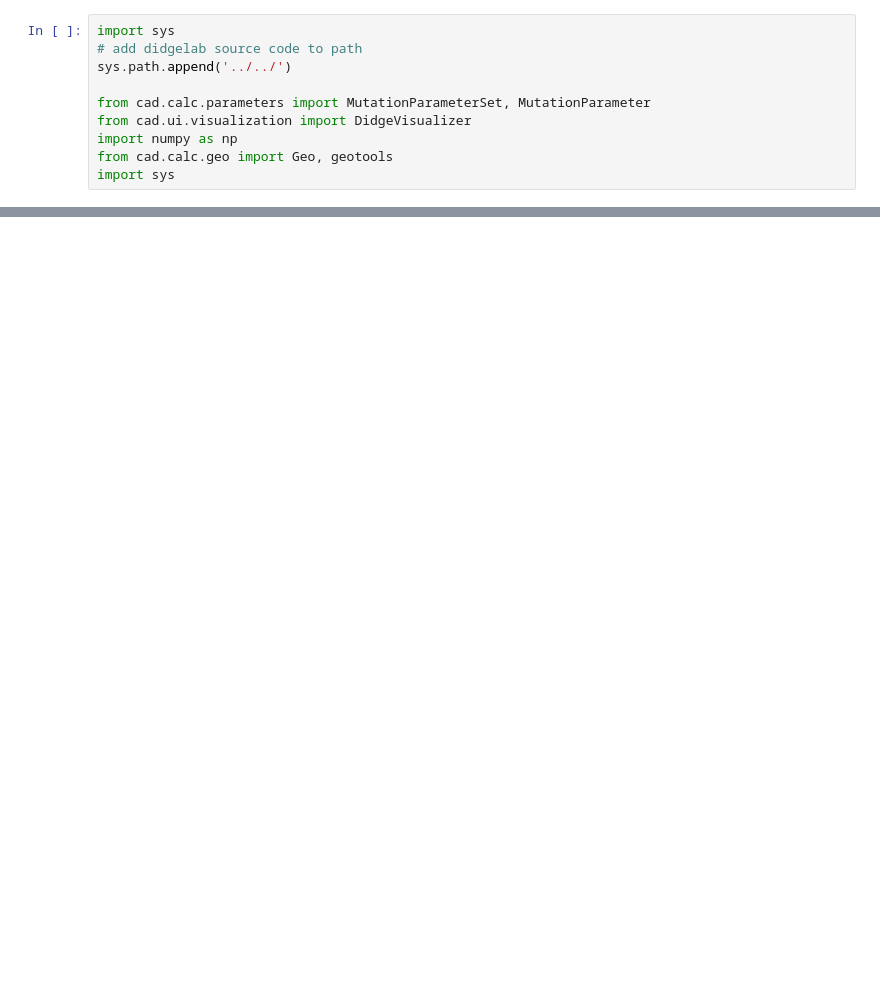
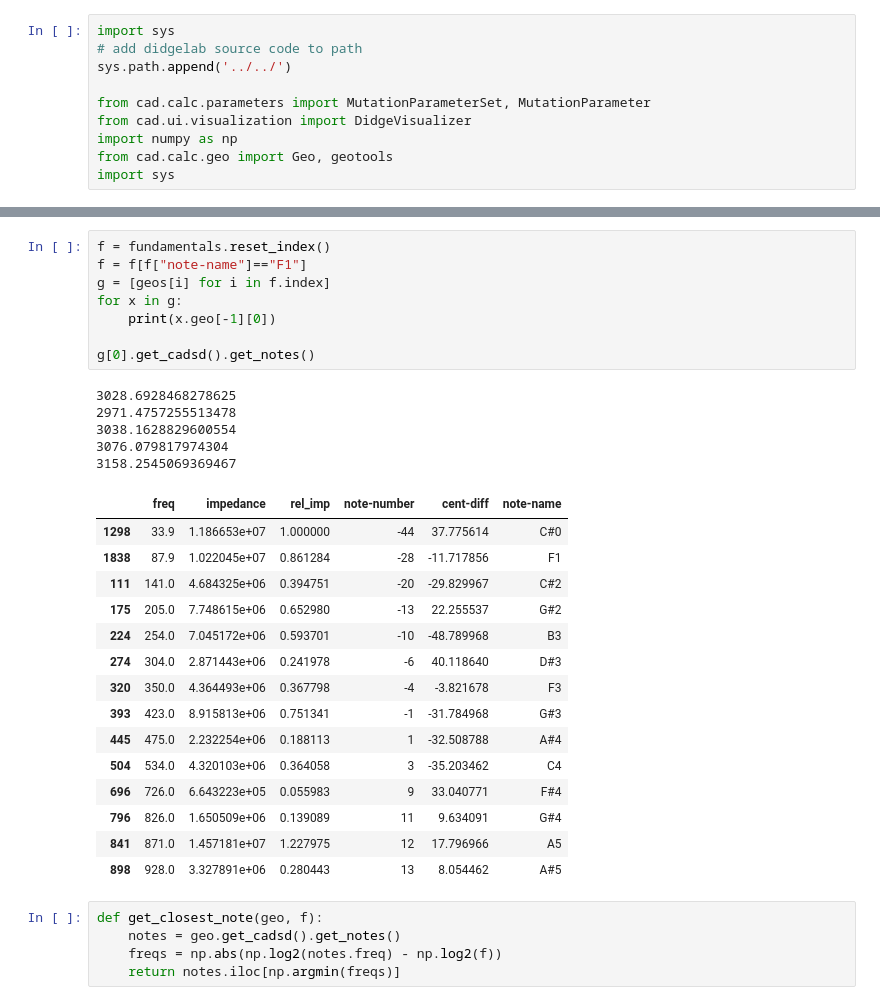
Before and after one commit to jnehring/didge-lab, a Jupyter notebook: src/experiments/make_shapes/EriceiraShape.ipynb, the cells around one changed output, grey strips where cells are left out. Cells and saved outputs as stored; diff of their text form; blank space fills up the shorter version.

```diff
--- a/src/experiments/make_shapes/EriceiraShape.ipynb
+++ b/src/experiments/make_shapes/EriceiraShape.ipynb
@@ -111,0 +160,34 @@ for i in range(n_mutants):
+# %%
+f = fundamentals.reset_index()
+f = f[f["note-name"]=="F1"]
+g = [geos[i] for i in f.index]
+for x in g:
+    print(x.geo[-1][0])
+
+g[0].get_cadsd().get_notes()
+# %% [output]
+3028.6928468278625
+2971.4757255513478
+3038.1628829600554
+3076.079817974304
+3158.2545069369467
+|  | freq | impedance | rel_imp | note-number | cent-diff | note-name |
+| 1298 | 33.9 | 1.186653e+07 | 1.000000 | -44 | 37.775614 | C#0 |
+| 1838 | 87.9 | 1.022045e+07 | 0.861284 | -28 | -11.717856 | F1 |
+| 111 | 141.0 | 4.684325e+06 | 0.394751 | -20 | -29.829967 | C#2 |
+| 175 | 205.0 | 7.748615e+06 | 0.652980 | -13 | 22.255537 | G#2 |
+| 224 | 254.0 | 7.045172e+06 | 0.593701 | -10 | -48.789968 | B3 |
+| 274 | 304.0 | 2.871443e+06 | 0.241978 | -6 | 40.118640 | D#3 |
+| 320 | 350.0 | 4.364493e+06 | 0.367798 | -4 | -3.821678 | F3 |
+| 393 | 423.0 | 8.915813e+06 | 0.751341 | -1 | -31.784968 | G#3 |
+| 445 | 475.0 | 2.232254e+06 | 0.188113 | 1 | -32.508788 | A#4 |
+| 504 | 534.0 | 4.320103e+06 | 0.364058 | 3 | -35.203462 | C4 |
+| 696 | 726.0 | 6.643223e+05 | 0.055983 | 9 | 33.040771 | F#4 |
+| 796 | 826.0 | 1.650509e+06 | 0.139089 | 11 | 9.634091 | G#4 |
+| 841 | 871.0 | 1.457181e+07 | 1.227975 | 12 | 17.796966 | A5 |
+| 898 | 928.0 | 3.327891e+06 | 0.280443 | 13 | 8.054462 | A#5 |
+# %%
+def get_closest_note(geo, f):
+    notes = geo.get_cadsd().get_notes()
+    freqs = np.abs(np.log2(notes.freq) - np.log2(f))
+    return notes.iloc[np.argmin(freqs)]
```
Also changed, not shown: parts of 7 cells of this notebook, 4 other files.
